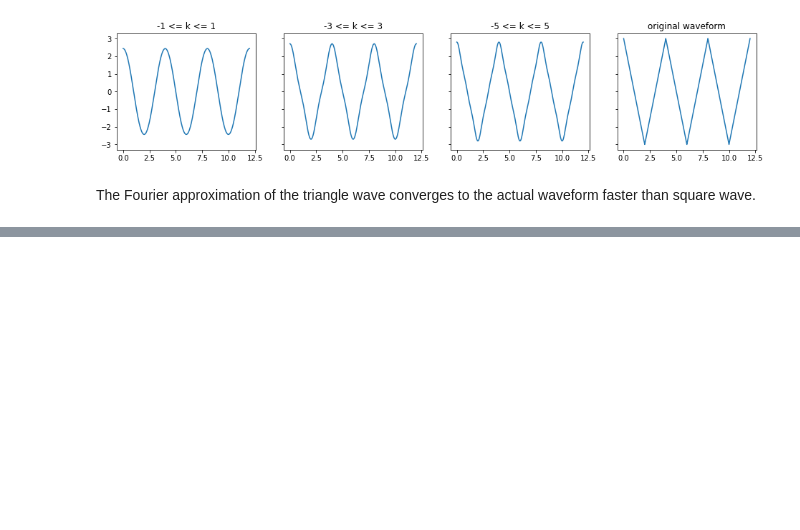
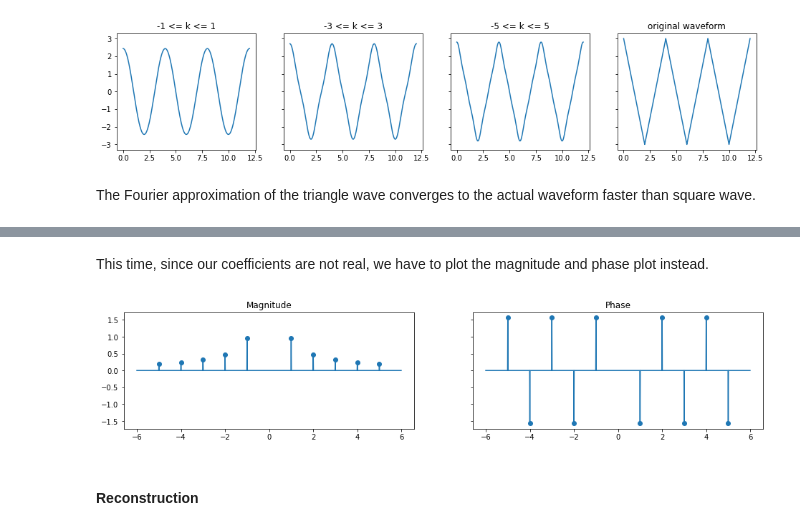
Before and after one commit to 0WN463/wellspring, a Jupyter notebook: signal_processing/fourier_series.ipynb, the cells around one changed output, grey strips where cells are left out. Saved outputs shown, nothing was run; the diff lists cells and outputs as text; code cells hidden in the pictures; blank space fills up the shorter version.

```diff
--- a/signal_processing/fourier_series.ipynb
+++ b/signal_processing/fourier_series.ipynb
@@ -518,0 +546,27 @@ The Fourier approximation of the triangle wave converges to the actual waveform
+# %% [markdown]
+This time, since our coefficients are not real, we have to plot the magnitude and phase plot instead.
+# %%
+c_range = np.arange(-5, 6)
+cs = fourier.series(lambda t: wave.sawtooth(t, T, A), Tp, c_range)
+
+_, axs = plt.subplots(1, 2, sharex=True, sharey=True, figsize=(16, 3))
+
+mags = np.abs(cs)
+indices = ~np.isclose(mags, 0, atol=1e-2)
+
+axs[0].scatter(c_range[indices], mags[indices])
+axs[0].plot(*spectrum_line(c_range, mags))
+axs[0].set_title('Magnitude')
+
+phases = np.angle(cs)
+indices = ~np.isclose(phases, 0, atol=1e-2)
+
+axs[1].scatter(c_range[indices], phases[indices])
+axs[1].plot(*spectrum_line(c_range, phases))
+axs[1].set_title('Phase')
+
+plt.show()
+# %% [output]
+[figure, added]
+# %% [markdown]
+#### Reconstruction
```
Also changed, not shown: parts of 16 cells of this notebook, 4 other files.
